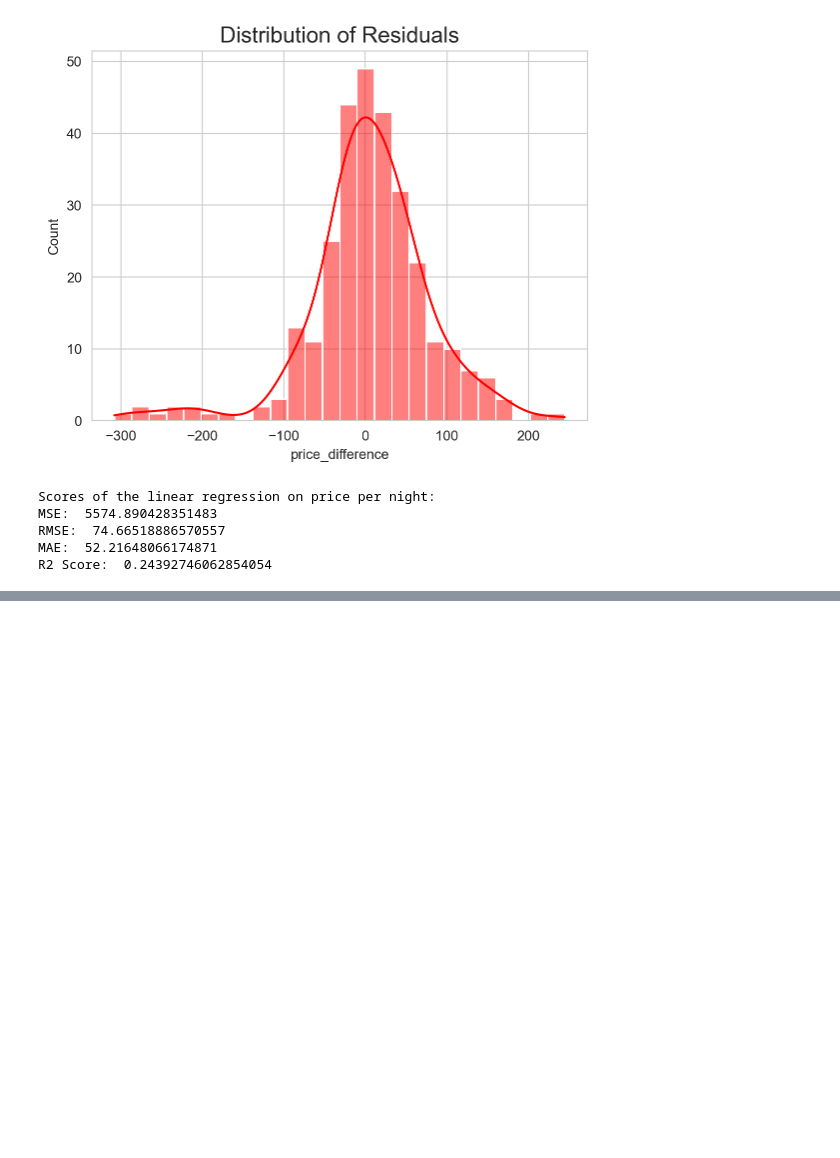
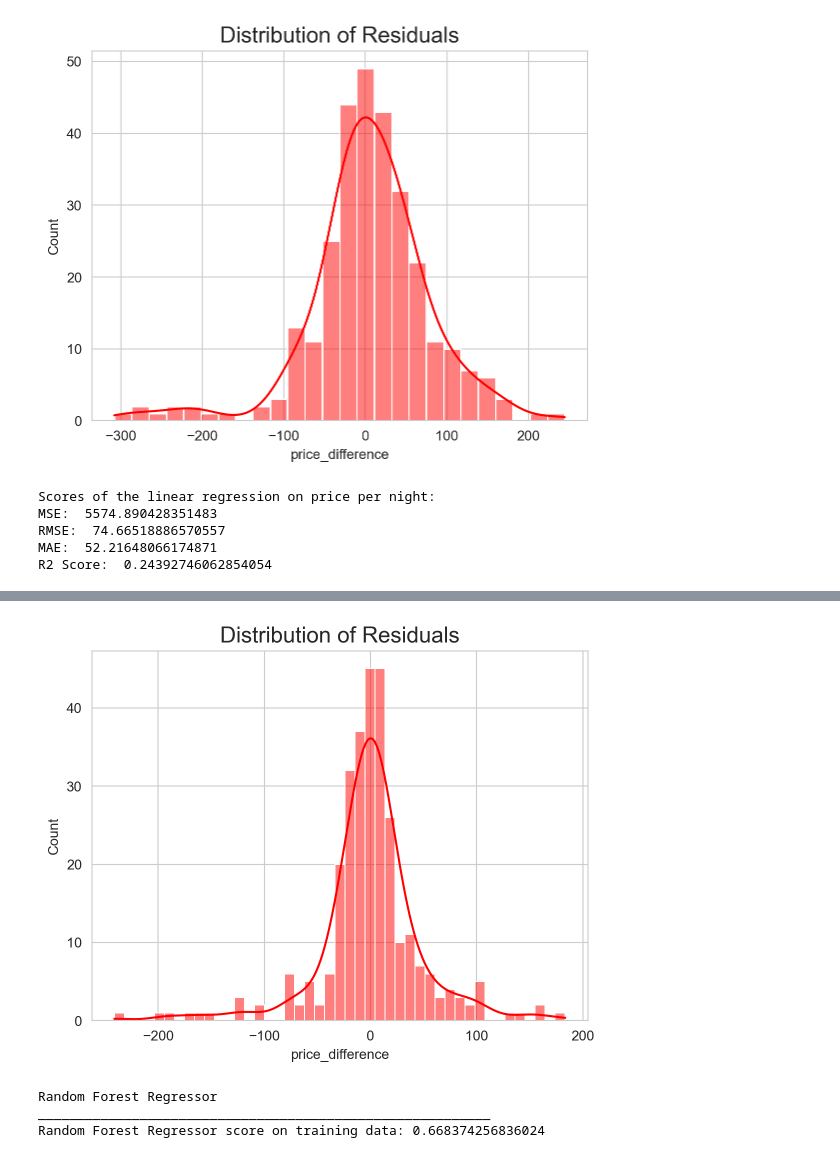
Before and after one commit to danielle-levi/BookingExpediaDSP, a Jupyter notebook: section_4.ipynb, the cells around one changed output, grey strips where cells are left out. Drawn from its saved outputs; the diff is of its cells as text; code cells hidden in the pictures; blank space fills up the shorter version.

```diff
--- a/section_4.ipynb
+++ b/section_4.ipynb
@@ -747,0 +875,8 @@ import matplotlib.pyplot as plt
+# %%
+# גרף התפלגות שאריות (Residuals)
+resid = y_test - y_pred_test
+sns.histplot(resid, kde=True, color='red')
+plt.title("Distribution of Residuals", fontsize=16)
+plt.show()
+# %% [output]
+[figure, added]
@@ -747,0 +889,19 @@ import matplotlib.pyplot as plt
+# %%
+# הגדרת מודל Random Forest Regressor
+rfr_model = RandomForestRegressor(
+    n_estimators=100,
+    min_samples_leaf=16,
+    min_samples_split=6
+)
+
+# אימון המודל על סט האימון
+rfr_model.fit(x_train, y_train)
+
+# הצגת ציון המודל בסט האימון
+print("Random Forest Regressor")
+print('__________________________________________________________')
+print(f'Random Forest Regressor score on training data: {rfr_model.score(x_train, y_train)}')
+# %% [output]
+Random Forest Regressor
+__________________________________________________________
+Random Forest Regressor score on training data: 0.668374256836024
```
Also changed, not shown: parts of 36 cells of this notebook.
